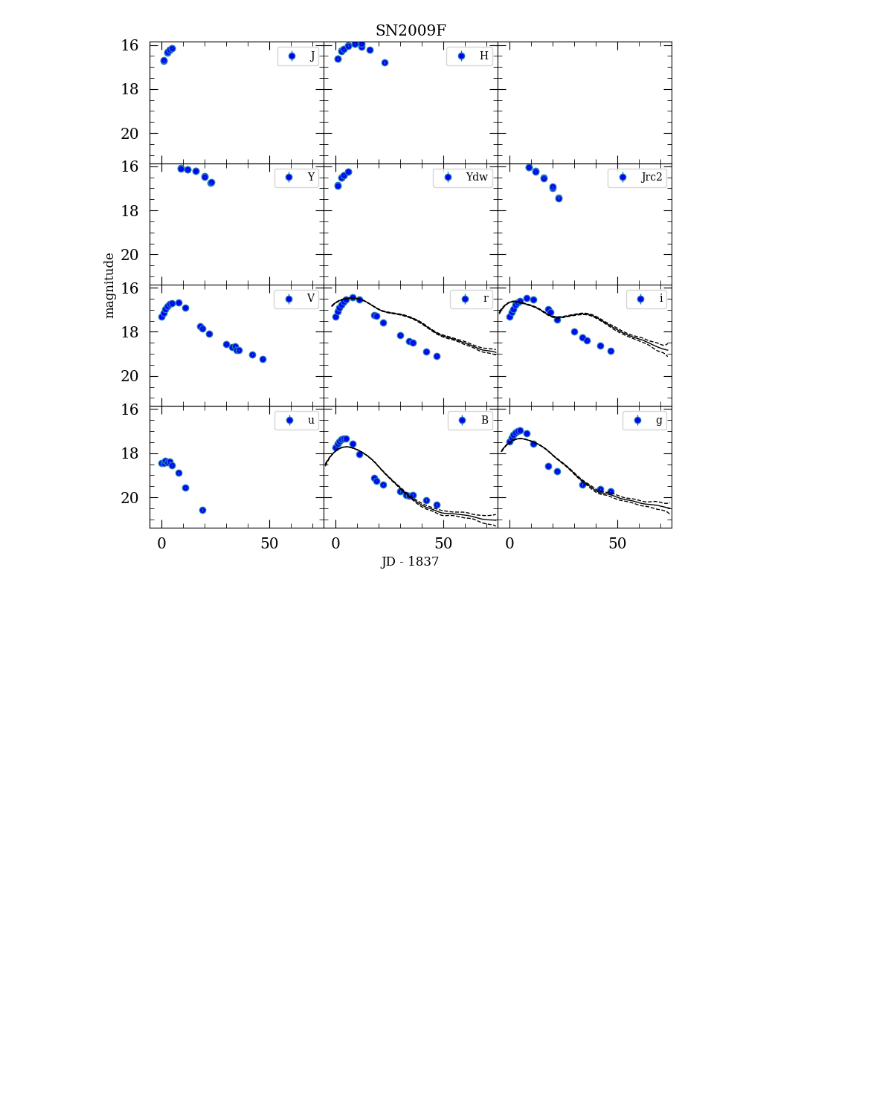
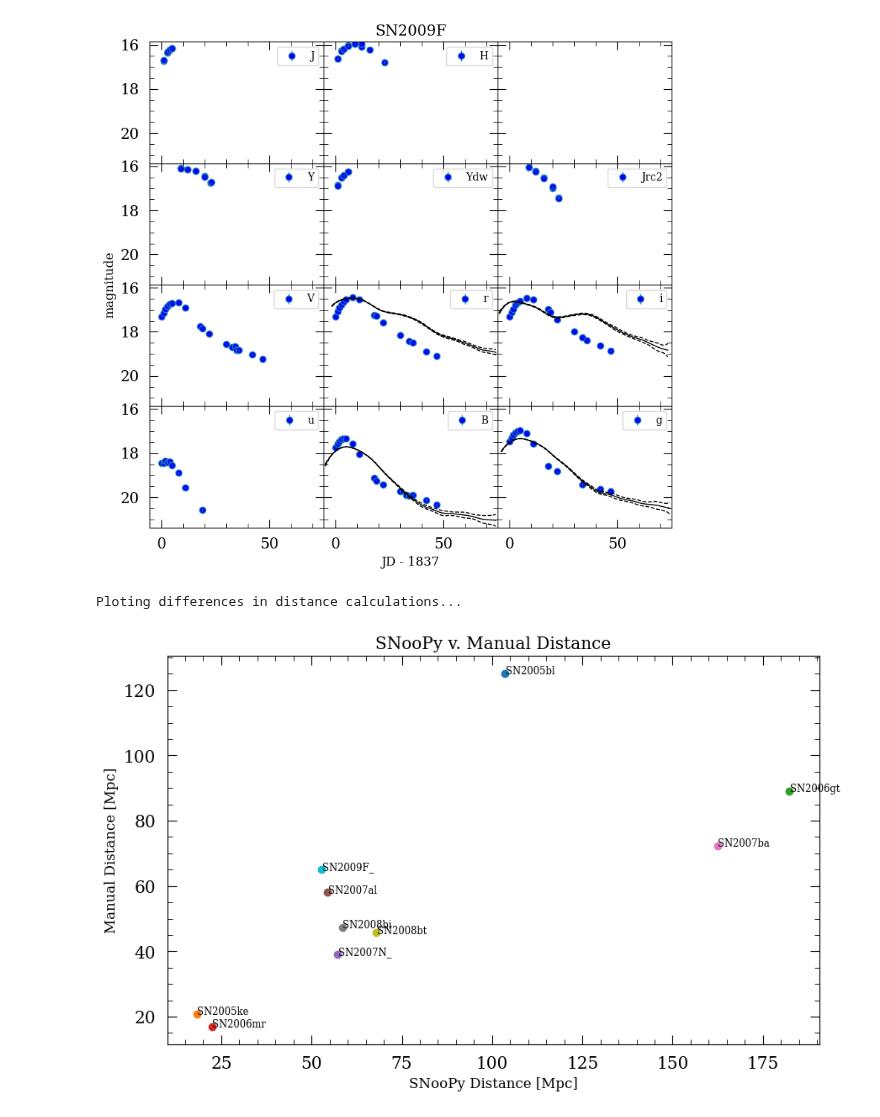
Before and after one commit to mekhi-woods/HiloCATsSN1991bg, a Jupyter notebook: main.ipynb, the cells around one changed output. Saved outputs shown, nothing was run; the diff lists cells and outputs as text; code cells hidden in the pictures; blank space fills up the shorter version.

Commit message:
created a manual distance calculator that compares the two distances per SNe

```diff
--- a/main.ipynb
+++ b/main.ipynb
@@ -72,6 +72,13 @@ def snpy_fit(filePath, model='max_model', shapeParam='dm15', BandsToFit = ['B','
         #     print("{} = {} +/- {}".format(param, s.parameters[param], s.errors[param]))
     return s
 
+def manual_dist_calc(s):
+    SN1aM = -16.38 # M_B of SN1991bg
+    peakmB = s.get_max(['B'], use_model=True)[1][0]
+    mu = peakmB - SN1aM
+    dist = (10**((mu+5)/5)) / 1e6 # in Mpc
+    return dist
+
 if __name__ == '__main__':
     # Initalize File -- SN2005ke
     KrisciunasNames = np.genfromtxt("/content/HiloCATsSN1991bg/targetLists/91bglike_justnames.txt", dtype=str, delimiter=', ')
@@ -81,14 +88,39 @@ if __name__ == '__main__':
 
     # SNeObjs = []
     valid_n = [0,1,3,4,5,6,8,10,11,12]
+    all_snpy_d = np.array([])
+    all_manual_d = np.array([])
+    all_names = np.array([])
     for n in valid_n:
         # Enter snpy fit function
         print('Fiting data for '+filePaths[n][39:47]+'...')
         s_n = snpy_fit(filePaths[n], model='EBV_model2', shapeParam='st', BandsToFit = ['B','g','r','i'], summarize=False)
+        all_names = np.append(all_names, filePaths[n][39:47])
 
-        # Nab paramaters from SNe objects
-        mu = s_n.get_distmod()
-        d = (10**((mu+5)/5)) / 1e6 # in Mpc
-        print('Distance of ', filePaths[n][39:47], ':', d, 'Mpc [ z =', s_n.z,']')
+        # Pull SNooPY distance
+        mu = s_n.get_distmod() # Nab paramaters from SNe objects
+        snpy_d = (10**((mu+5)/5)) / 1e6 # in Mpc
+        all_snpy_d = np.append(all_snpy_d, snpy_d)
+
+        # Manually calculate distance
+        manual_d = manual_dist_calc(s_n) # in B-filter
+        all_manual_d = np.append(all_manual_d, manual_d)
+
+        # Print info
+        print('Redshift:\t\t', 'z =', s_n.z)
+        print('SNooPy Distance: \t', 'D =', round(snpy_d, 4), 'Mpc')
+        print('Manual Distance: \t', 'D =', round(manual_d, 4), 'Mpc')
+        print('\n')
+        # break
+    plt.show()
+
+    # Plot manual_d vs snpy_d
+    print("Ploting differences in distance calculations...")
+    plt.figure(figsize=(10,6))
+    for i in range(len(all_snpy_d)):
+        plt.scatter(all_snpy_d[i], all_manual_d[i], linewidths=1)
+        plt.text(all_snpy_d[i]+0.1, all_manual_d[i]-0.1, all_names[i], fontsize='x-small')
+    plt.title("SNooPy v. Manual Distance"); plt.xlabel('SNooPy Distance [Mpc]'); plt.ylabel('Manual Distance [Mpc]')
+    plt.show()
 # %% [output]
 Fiting data for SN2005bl...
@@ -112 +143,3 @@ Distance of  SN2009F_ : 52.84094224129432 Mpc [ z = 0.013 ]
 [figure]
+Ploting differences in distance calculations...
+[figure, added]
```
Also changed, not shown: parts of 1 cell of this notebook.
